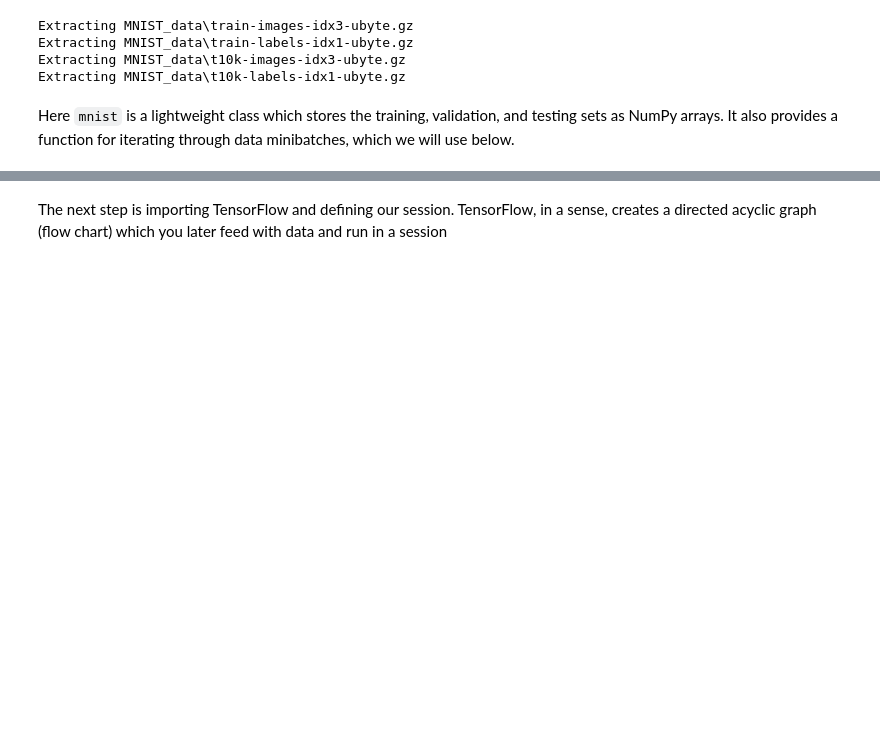
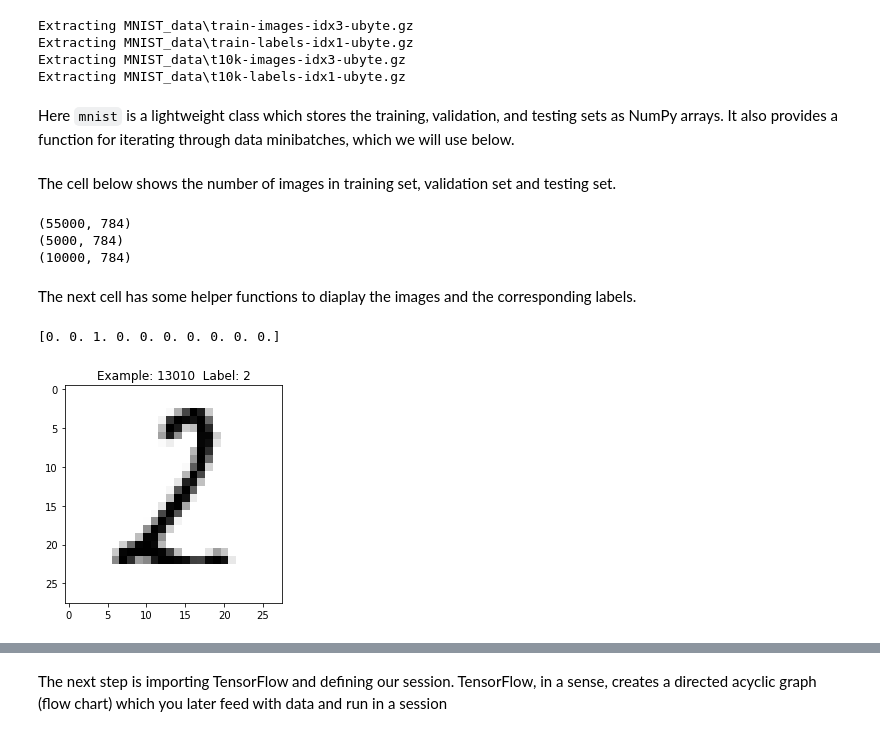
Before and after one commit to ShreyashSoni/dlclub, a Jupyter notebook: projects/project-1/project1.ipynb, the cells around one changed output, grey strips where cells are left out. Cells and saved outputs as stored; diff of their text form; code cells hidden in the pictures; blank space fills up the shorter version.

Commit message:
helper functions and visualizations added

```diff
--- a/projects/project-1/project1.ipynb
+++ b/projects/project-1/project1.ipynb
@@ -27,3 +29,35 @@ test_features = mnist.test.images
 train_labels = mnist.train.labels.astype(np.float32)
 valid_labels = mnist.validation.labels.astype(np.float32)
 test_labels = mnist.test.labels.astype(np.float32)
+# %% [markdown]
+The cell below shows the number of images in training set, validation set and testing set.
+# %%
+print(train_features.shape) # 55000 images in training set
+print(valid_features.shape) # 5000 images in validation set
+print(test_features.shape) # 10000 images in testing set
+# %% [output]
+(55000, 784)
+(5000, 784)
+(10000, 784)
+# %% [markdown]
+The next cell has some helper functions to diaplay the images and the corresponding labels.
+# %%
+def display_digit(num):
+    print(train_labels[num])
+    label = train_labels[num].argmax(axis=0)
+    image = train_features[num].reshape([28,28])
+    plt.title('Example: %d  Label: %d' % (num, label))
+    plt.imshow(image, cmap=plt.get_cmap('gray_r'))
+    plt.show()
+
+def display_mult_flat(start, stop):
+    images = train_features[start].reshape([1,784])
+    for i in range(start+1,stop):
+        images = np.concatenate((images, train_features[i].reshape([1,784])))
+    plt.imshow(images, cmap=plt.get_cmap('gray_r'))
+    plt.show()
+# %%
+display_digit(random.randint(0, train_features.shape[0]))
+# %% [output]
+[0. 0. 1. 0. 0. 0. 0. 0. 0. 0.]
+[figure, added]
```
Also changed, not shown: parts of 6 cells of this notebook.
